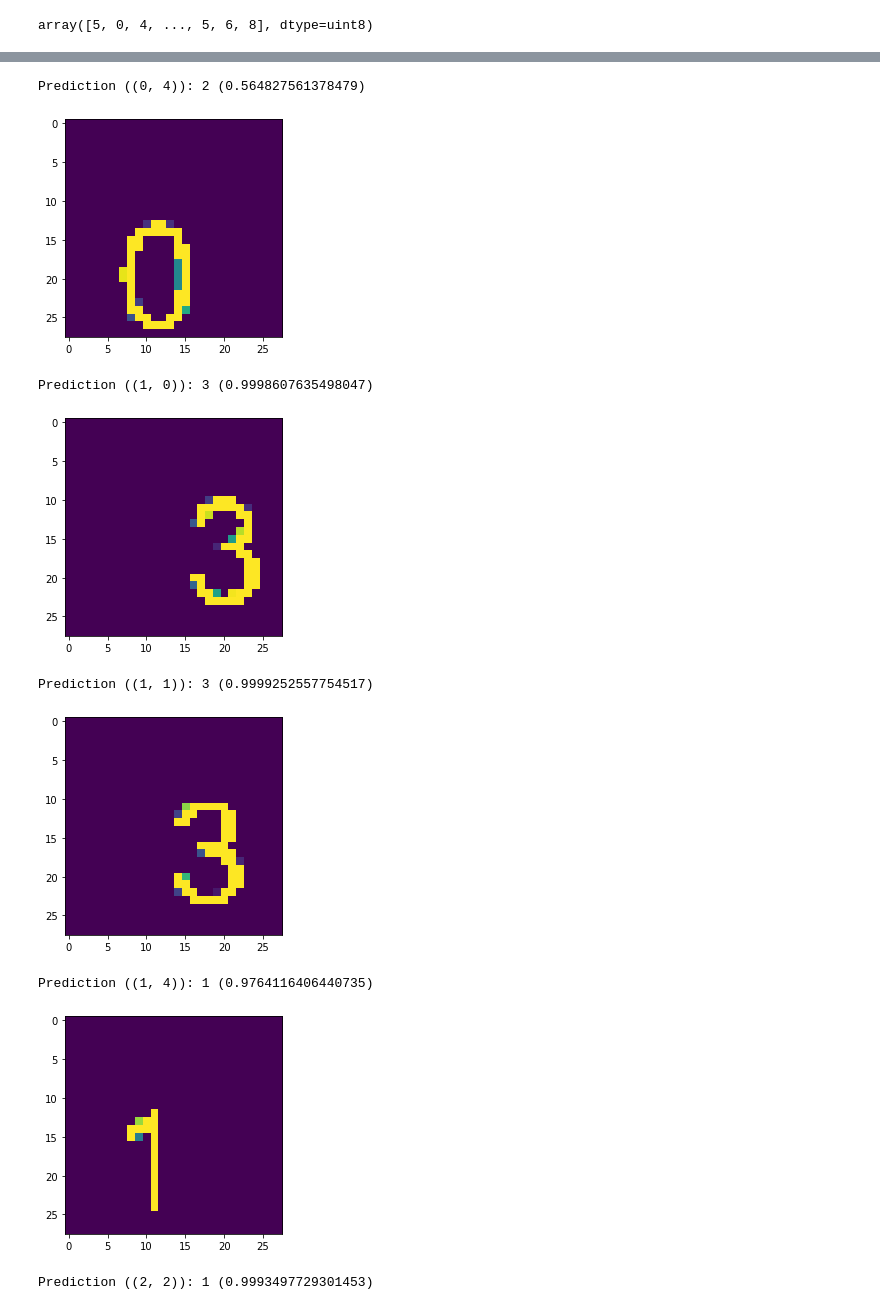
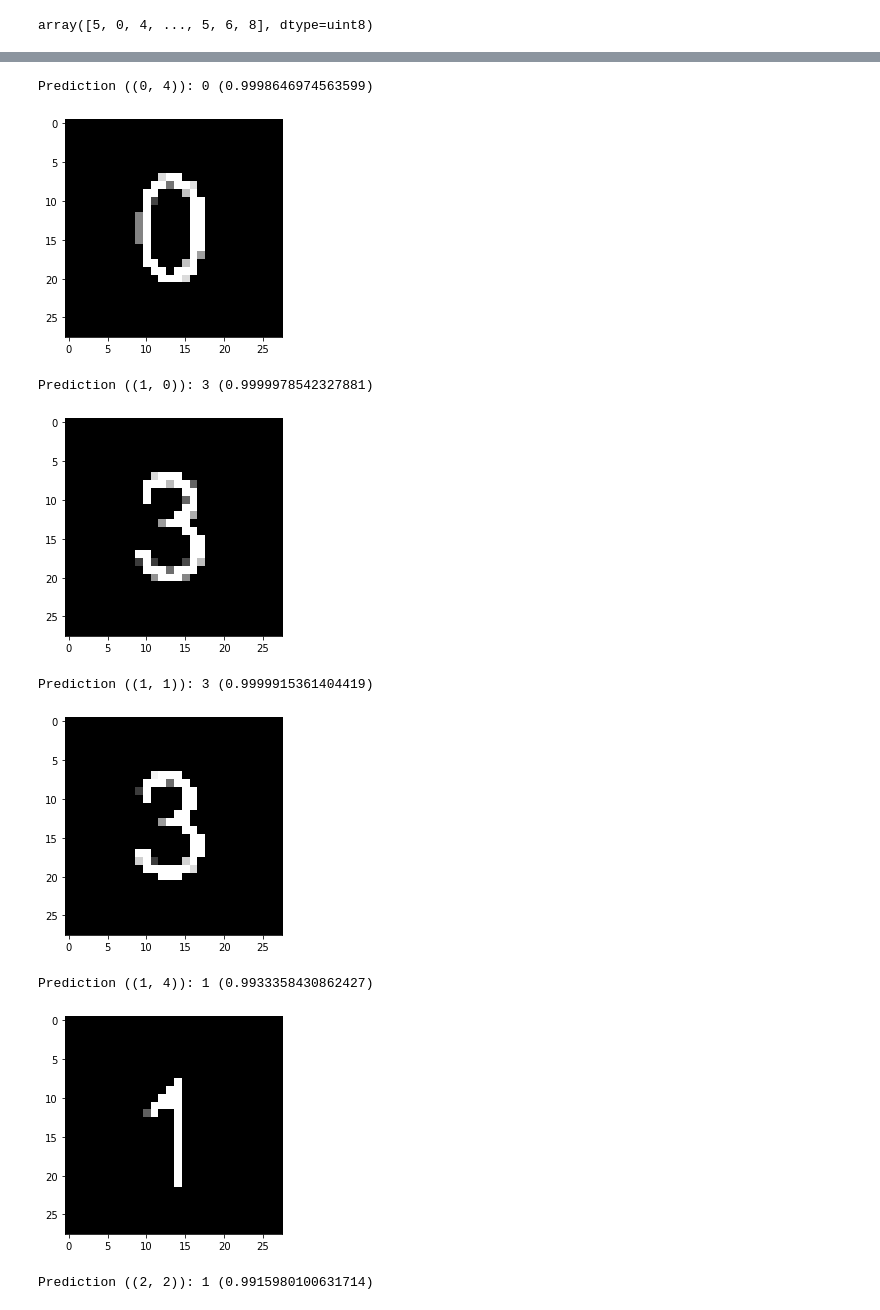
Before and after one commit to dasdy/slitherlinker, a Jupyter notebook: detect.ipynb, the cells around one changed output, grey strips where cells are left out. Drawn from its saved outputs; the diff is of its cells as text; code cells hidden in the pictures.

Commit message:
center image for digit recognition; add model weights that seem to work

```diff
--- a/detect.ipynb
+++ b/detect.ipynb
@@ -410,21 +422,58 @@ Epoch 30/30
+# %%
+def translate_to_com(im, com):
+    x_trans = int(im.shape[0]//2-com[0])
+    y_trans = int(im.shape[1]//2-com[1])
+
+    # Pad and remove pixels from image to perform translation
+
+    if x_trans > 0:
+        im2 = np.pad(im, ((x_trans, 0), (0, 0)), mode='constant')
+        im2 = im2[:im.shape[0]-x_trans, :]
+    else:
+        im2 = np.pad(im, ((0, -x_trans), (0, 0)), mode='constant')
+        im2 = im2[-x_trans:, :]
+
+    if y_trans > 0:
+        im3 = np.pad(im2, ((0, 0), (y_trans, 0)), mode='constant')
+        im3 = im3[:, :im.shape[0]-y_trans]
+
+    else:
+        im3 = np.pad(im2, ((0, 0), (0, -y_trans)), mode='constant')
+        im3 = im3[:, -y_trans:]
+
+    return im3
 # %%
 for i, j in indices:
-    sub_img = warped[cell_w * i:cell_w * (i +1), cell_h * j: cell_h * (j + 1)]
-    sub_img = remove_small_objects(~(sub_img > 128), min_size=(cell_w * cell_h * 0.01)) * 255
+#     offset_x = 30
+#     offset_y = -10
+    offset_x = 0
+    offset_y = 0
+    sub_img = warped[offset_x + cell_w * i: offset_x + cell_w * (i +1), offset_y + cell_h * j: offset_y + cell_h * (j + 1)]
+#     print_img(sub_img, figsize=None)
+#     plt.show()
+    sub_img = cv2.GaussianBlur(sub_img, (11, 11), 2)
+    sub_img = ~(sub_img > 128)
+#     print_img(sub_img, figsize=None)
+    sub_img = remove_small_objects(sub_img, min_size=(cell_w * cell_h * 0.01)) * 255
+#     print_img(sub_img, figsize=None)
+    com = center_of_mass(sub_img)
+    sub_img = translate_to_com(sub_img, com)
     sub_img = cv2.resize(sub_img.astype(np.uint8), dsize=(28,28))
+
+#     print_img(sub_img, figsize=None)
     sub_img = sub_img.reshape(input_shape)
-    pred_vector = model.predict(np.array([sub_img / 255.]))[0]
+    print_img(sub_img / 255., figsize=None)
+    pred_vector = model.predict(np.array([sub_img > 0]))[0]
     prediction = np.argmax(pred_vector)
     print(f'Prediction ({i,j}): {prediction} ({pred_vector[prediction]})')
-    plt.imshow(sub_img)
     plt.show()
 # %% [output]
-Prediction ((0, 4)): 2 (0.564827561378479)
+Prediction ((0, 4)): 0 (0.9998646974563599)
-[figure, old version]
+[figure, new version]
-Prediction ((1, 0)): 3 (0.9998607635498047)
+Prediction ((1, 0)): 3 (0.9999978542327881)
-[figure, old version]
+[figure, new version]
-Prediction ((1, 1)): 3 (0.9999252557754517)
+Prediction ((1, 1)): 3 (0.9999915361404419)
-[figure, old version]
+[figure, new version]
-Prediction ((1, 4)): 1 (0.9764116406440735)
+Prediction ((1, 4)): 1 (0.9933358430862427)
-[figure, old version]
+[figure, new version]
-Prediction ((2, 2)): 1 (0.9993497729301453)
+Prediction ((2, 2)): 1 (0.9915980100631714)
```
Also changed, not shown: parts of 10 cells of this notebook, 2 other files.
